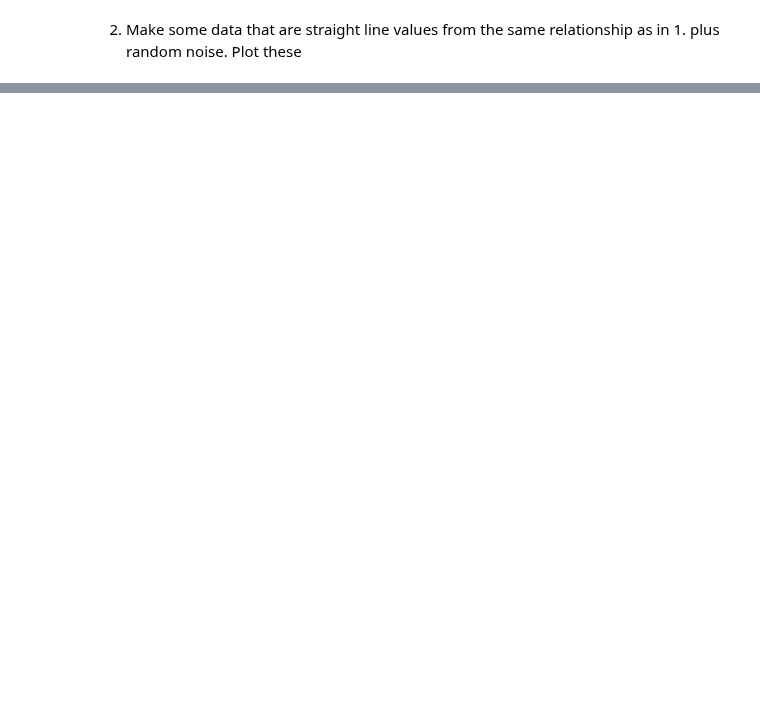
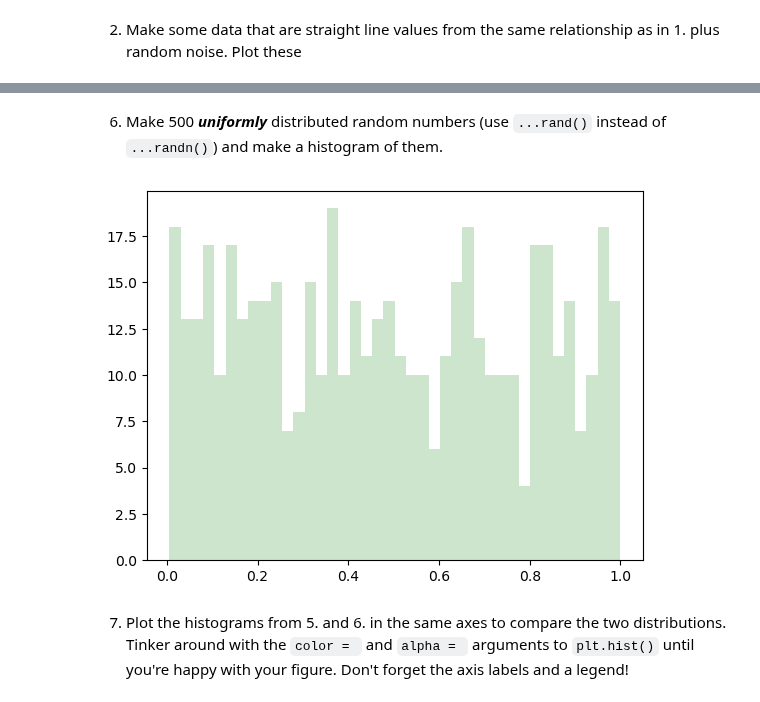
Before and after one commit to psychdatascience/FDS-CourseTwo, a Jupyter notebook: tu08_re_MatPlotLib_HWS.ipynb, the cells around one changed output, grey strips where cells are left out. Cells and saved outputs as stored; diff of their text form; code cells hidden in the pictures; blank space fills up the shorter version.

```diff
--- a/tu08_re_MatPlotLib_HWS.ipynb
+++ b/tu08_re_MatPlotLib_HWS.ipynb
@@ -35,0 +55,9 @@ plt.legend()
+# %% [markdown]
+6. Make 500 ***uniformly*** distributed random numbers (use `...rand()` instead of `...randn()`) and make a histogram of them.
+# %%
+x2 = np.random.rand(500)
+plt.hist(x2, bins = 40, color = 'g', alpha = 0.2, label = 'Uniform');
+# %% [output]
+[figure, added]
+# %% [markdown]
+7. Plot the histograms from 5. and 6. in the same axes to compare the two distributions. Tinker around with the `color = ` and `alpha = ` arguments to `plt.hist()` until you're happy with your figure. Don't forget the axis labels and a legend!
```
Also changed, not shown: parts of 12 cells of this notebook.
